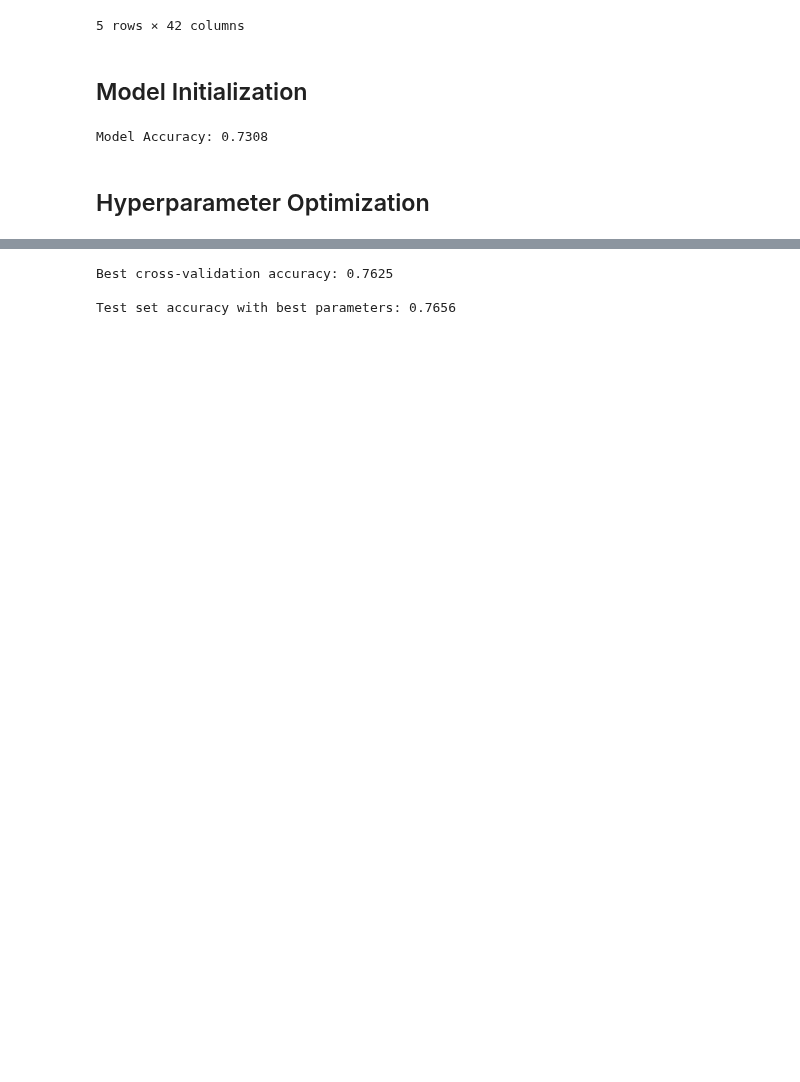
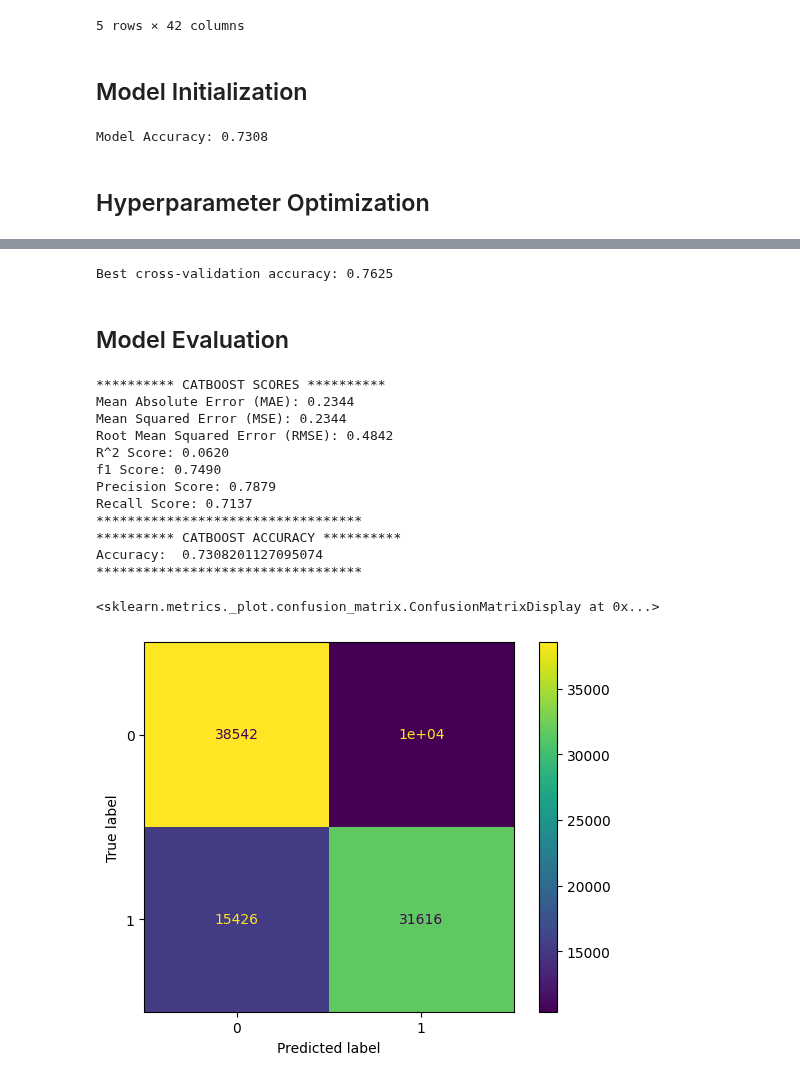
Before and after one commit to YoungSnoww/LeagueOfLegendsModelBenchmark, a Jupyter notebook: machine_learning/CatBoostClassifier.ipynb, the cells around one changed output, grey strips where cells are left out. Saved outputs shown, nothing was run; the diff lists cells and outputs as text; code cells hidden in the pictures; blank space fills up the shorter version.

Commit message:
add: model evaluation

```diff
--- a/machine_learning/CatBoostClassifier.ipynb
+++ b/machine_learning/CatBoostClassifier.ipynb
@@ -140,9 +143,64 @@ best_model = random_search.best_estimator_
 
 # Evaluate the best model on test set
 y_pred_best = best_model.predict(X_test)
-accuracy_best = accuracy_score(y_test, y_pred_best)
-print(f"\nTest set accuracy with best parameters: {accuracy_best:.4f}")
 # %% [output]
 Best cross-validation accuracy: 0.7625
-
-Test set accuracy with best parameters: 0.7656
+# %% [markdown]
+## Model Evaluation
+# %%
+"""
+Evaluate the model
+Using :
+- Mean Absolute Error
+- Mean Squared Error
+- Root Mean Squared Error
+- R^2 Score
+- F1 Score
+- Precision Score
+- Recall Score
+"""
+
+mae = mean_absolute_error(y_test, y_pred_best)
+mse = mean_squared_error(y_test, y_pred_best)
+rmse = np.sqrt(mse)
+r2 = r2_score(y_test, y_pred_best)
+f1 = f1_score(y_test, y_pred_best)
+precision = precision_score(y_test, y_pred_best)
+recall = recall_score(y_test, y_pred_best)
+
+print("********** CATBOOST SCORES **********")
+print(f"Mean Absolute Error (MAE): {mae:.4f}")
+print(f"Mean Squared Error (MSE): {mse:.4f}")
+print(f"Root Mean Squared Error (RMSE): {rmse:.4f}")
+print(f"R^2 Score: {r2:.4f}")
+print(f"f1 Score: {f1:.4f}")
+print(f"Precision Score: {precision:.4f}")
+print(f"Recall Score: {recall:.4f}")
+print("**********************************")
+
+# Get the final accuracy and the confusion matrix
+accuracy = accuracy_score(y_test, y_pred)
+conf_matrix = confusion_matrix(y_test, y_pred)
+
+print("********** CATBOOST ACCURACY **********")
+print(f"Accuracy: ", accuracy)
+print("**********************************")
+
+# Plot confusion matrix
+cmatrix_display = ConfusionMatrixDisplay(confusion_matrix=conf_matrix, display_labels=model.classes_)
+cmatrix_display.plot()
+# %% [output]
+********** CATBOOST SCORES **********
+Mean Absolute Error (MAE): 0.2344
+Mean Squared Error (MSE): 0.2344
+Root Mean Squared Error (RMSE): 0.4842
+R^2 Score: 0.0620
+f1 Score: 0.7490
+Precision Score: 0.7879
+Recall Score: 0.7137
+**********************************
+********** CATBOOST ACCURACY **********
+Accuracy:  0.7308201127095074
+**********************************
+<sklearn.metrics._plot.confusion_matrix.ConfusionMatrixDisplay at 0x...>
+[figure, added]
```
Also changed, not shown: parts of 3 cells of this notebook.
